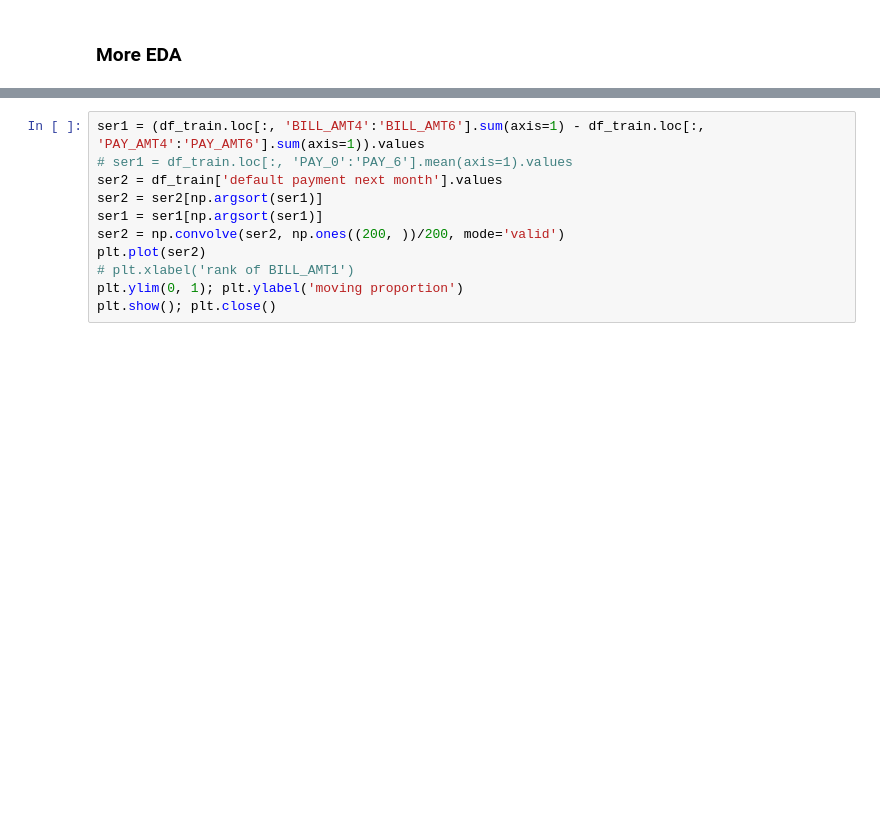
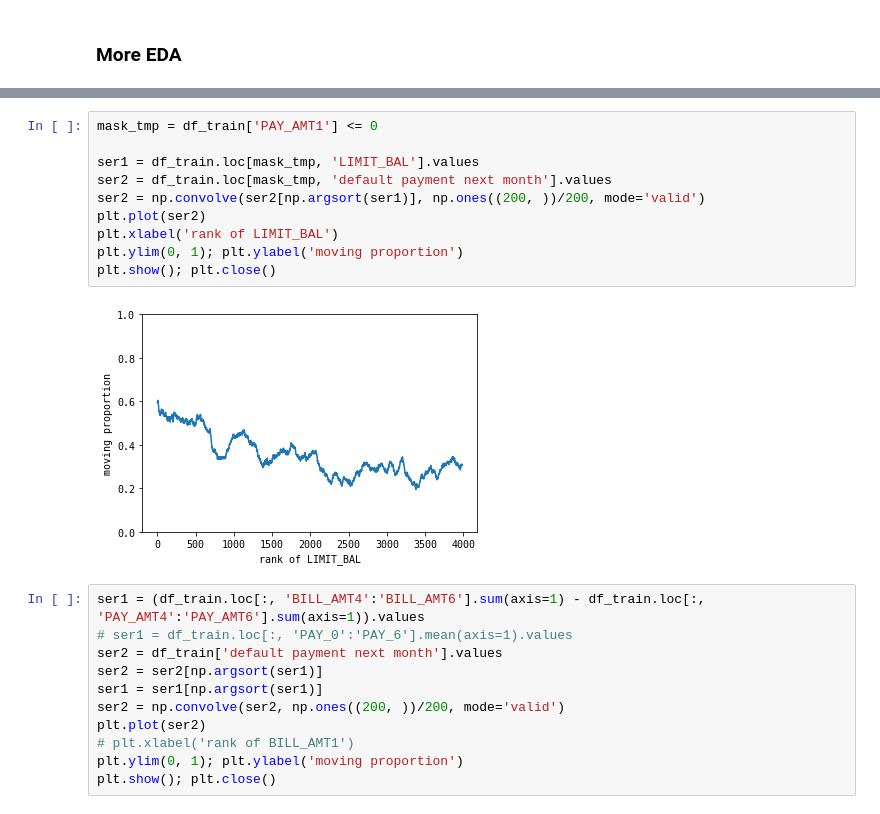
Before and after one commit to sinwall/221117_MLBasic, a Jupyter notebook: byungchang/starter_default.ipynb, the cells around one changed output, grey strips where cells are left out. Drawn from its saved outputs; the diff is of its cells as text; blank space fills up the shorter version.

```diff
--- a/byungchang/starter_default.ipynb
+++ b/byungchang/starter_default.ipynb
@@ -140,3 +137,15 @@ plt.show(); plt.close()
+# %%
+mask_tmp = df_train['PAY_AMT1'] <= 0
+
+ser1 = df_train.loc[mask_tmp, 'LIMIT_BAL'].values
+ser2 = df_train.loc[mask_tmp, 'default payment next month'].values
+ser2 = np.convolve(ser2[np.argsort(ser1)], np.ones((200, ))/200, mode='valid')
+plt.plot(ser2)
+plt.xlabel('rank of LIMIT_BAL')
+plt.ylim(0, 1); plt.ylabel('moving proportion')
+plt.show(); plt.close()
+# %% [output]
+[figure, added]
 # %%
 ser1 = (df_train.loc[:, 'BILL_AMT4':'BILL_AMT6'].sum(axis=1) - df_train.loc[:, 'PAY_AMT4':'PAY_AMT6'].sum(axis=1)).values
 # ser1 = df_train.loc[:, 'PAY_0':'PAY_6'].mean(axis=1).values
```
Also changed, not shown: parts of 11 cells of this notebook.
